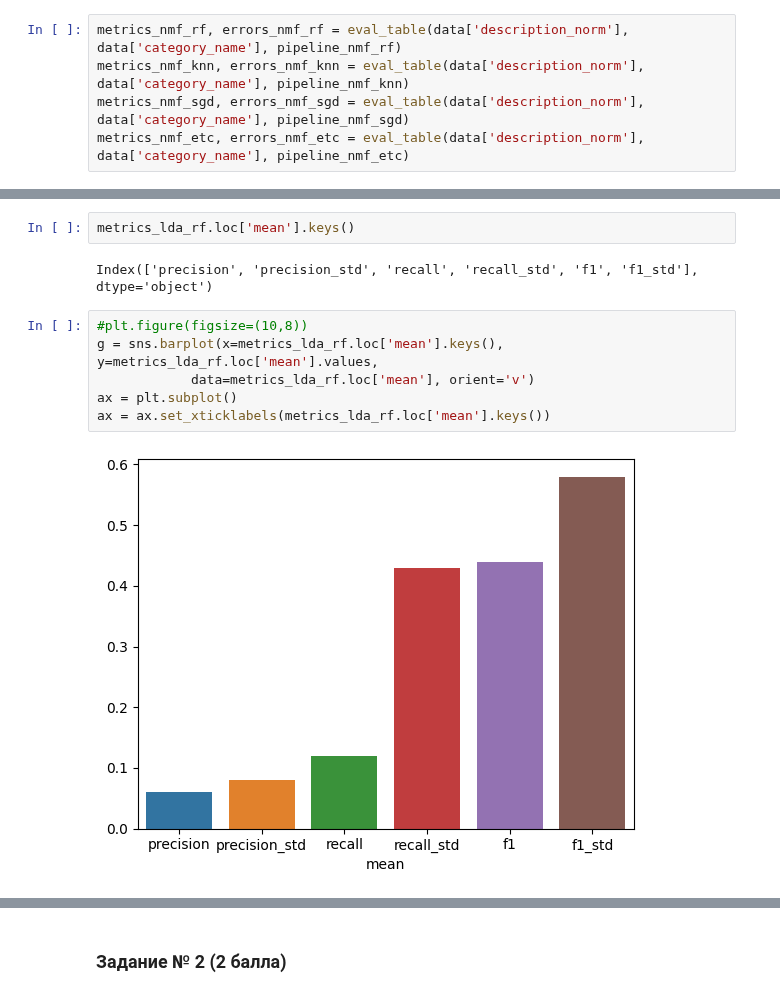
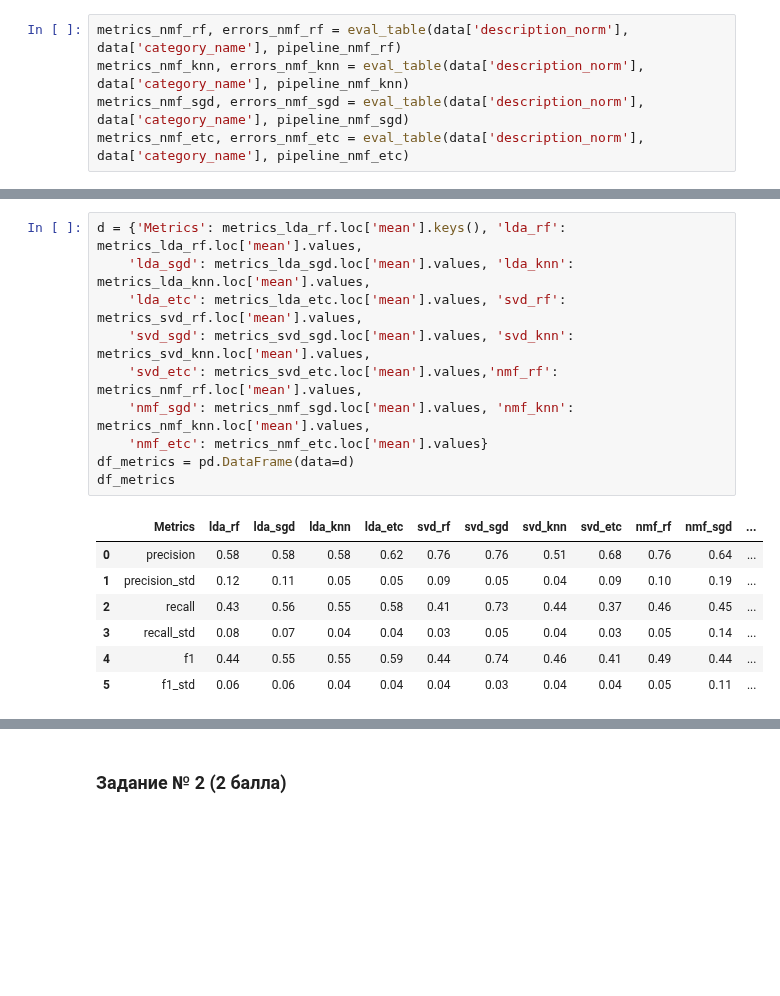
Before and after one commit to dashaignatenko/hse-compling-nlp, a Jupyter notebook: hw_main_5_dashaignatenko.ipynb, the cells around one changed output, grey strips where cells are left out. Saved outputs shown, nothing was run; the diff lists cells and outputs as text; blank space fills up the shorter version.

```diff
--- a/hw_main_5_dashaignatenko.ipynb
+++ b/hw_main_5_dashaignatenko.ipynb
@@ -240,13 +208,19 @@ metrics_svd_rf - metrics_svd_sgd
-# %%
-metrics_lda_rf.loc['mean'].keys()
-# %% [output]
-Index(['precision', 'precision_std', 'recall', 'recall_std', 'f1', 'f1_std'], dtype='object')
-# %%
-#plt.figure(figsize=(10,8))
-g = sns.barplot(x=metrics_lda_rf.loc['mean'].keys(), y=metrics_lda_rf.loc['mean'].values,
-            data=metrics_lda_rf.loc['mean'], orient='v')
-ax = plt.subplot()
-ax = ax.set_xticklabels(metrics_lda_rf.loc['mean'].keys())
-# %% [output]
-[figure, removed]
+# %%
+d = {'Metrics': metrics_lda_rf.loc['mean'].keys(), 'lda_rf': metrics_lda_rf.loc['mean'].values,
+    'lda_sgd': metrics_lda_sgd.loc['mean'].values, 'lda_knn': metrics_lda_knn.loc['mean'].values,
+    'lda_etc': metrics_lda_etc.loc['mean'].values, 'svd_rf': metrics_svd_rf.loc['mean'].values,
+    'svd_sgd': metrics_svd_sgd.loc['mean'].values, 'svd_knn': metrics_svd_knn.loc['mean'].values,
+    'svd_etc': metrics_svd_etc.loc['mean'].values,'nmf_rf': metrics_nmf_rf.loc['mean'].values,
+    'nmf_sgd': metrics_nmf_sgd.loc['mean'].values, 'nmf_knn': metrics_nmf_knn.loc['mean'].values,
+    'nmf_etc': metrics_nmf_etc.loc['mean'].values}
+df_metrics = pd.DataFrame(data=d)
+df_metrics
+# %% [output]
+|  | Metrics | lda_rf | lda_sgd | lda_knn | lda_etc | svd_rf | svd_sgd | svd_knn | svd_etc | nmf_rf | nmf_sgd | ... |
+| 0 | precision | 0.58 | 0.58 | 0.58 | 0.62 | 0.76 | 0.76 | 0.51 | 0.68 | 0.76 | 0.64 | ... |
+| 1 | precision_std | 0.12 | 0.11 | 0.05 | 0.05 | 0.09 | 0.05 | 0.04 | 0.09 | 0.10 | 0.19 | ... |
+| 2 | recall | 0.43 | 0.56 | 0.55 | 0.58 | 0.41 | 0.73 | 0.44 | 0.37 | 0.46 | 0.45 | ... |
+| 3 | recall_std | 0.08 | 0.07 | 0.04 | 0.04 | 0.03 | 0.05 | 0.04 | 0.03 | 0.05 | 0.14 | ... |
+| 4 | f1 | 0.44 | 0.55 | 0.55 | 0.59 | 0.44 | 0.74 | 0.46 | 0.41 | 0.49 | 0.44 | ... |
+| 5 | f1_std | 0.06 | 0.06 | 0.04 | 0.04 | 0.04 | 0.03 | 0.04 | 0.04 | 0.05 | 0.11 | ... |
 # %%
```
Also changed, not shown: parts of 4 cells of this notebook.
